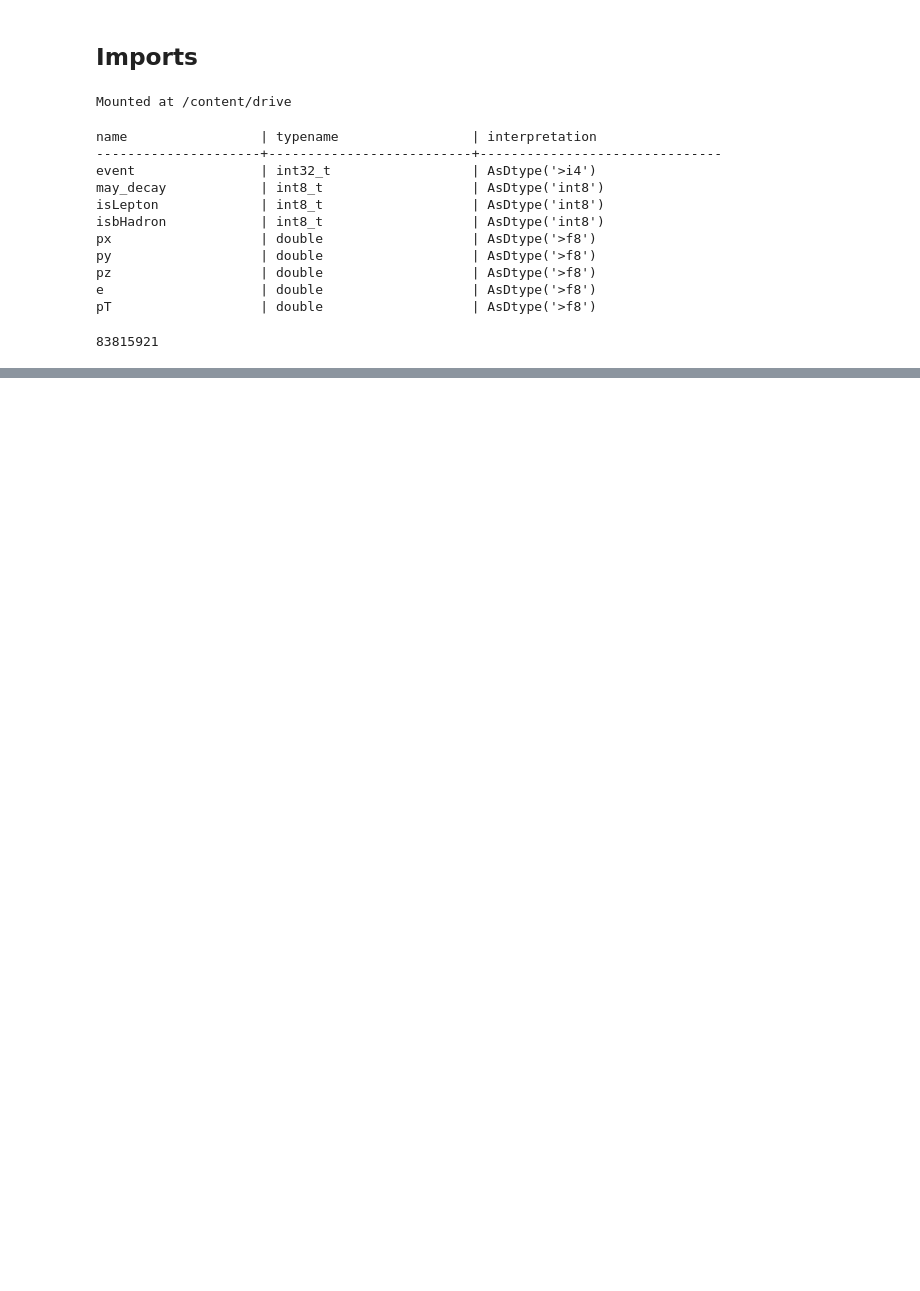
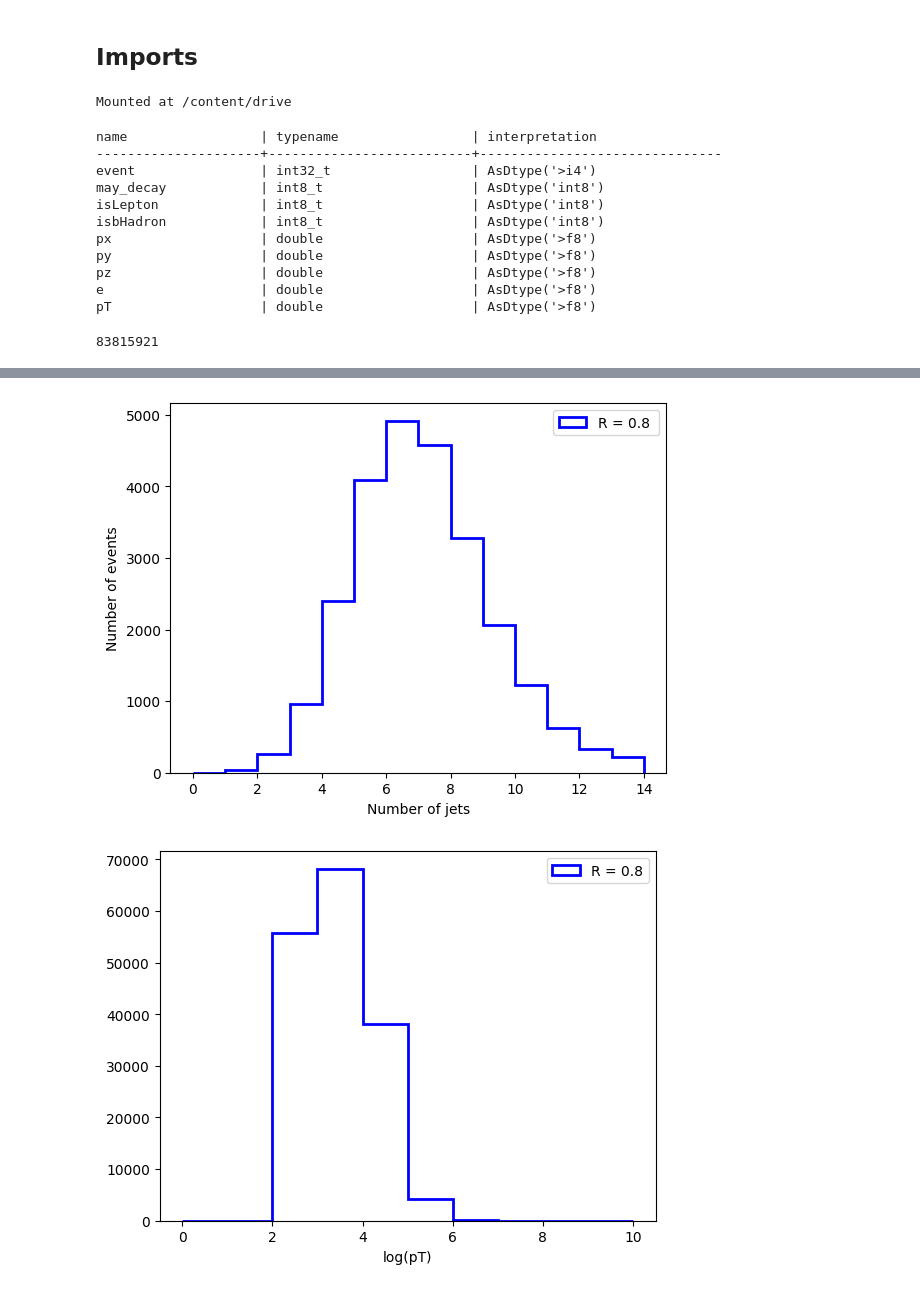
Before and after one commit to ganeshhep/JETS, a Jupyter notebook: task1.ipynb, the cells around one changed output, grey strips where cells are left out. Drawn from its saved outputs; the diff is of its cells as text; code cells hidden in the pictures; blank space fills up the shorter version.

```diff
--- a/task1.ipynb
+++ b/task1.ipynb
@@ -189,2 +163,2 @@ def f(R) : # R is the radius parameter
 # %%
-f(0.8)
+R1 = f(0.8)
@@ -197,0 +165,29 @@ f(0.8)
+# %%
+n_jets = R1[0]
+plt.hist(n_jets, bins = np.arange(0, 15), label = 'R = 0.8 ', color = 'blue', histtype = 'step', linewidth = 2.)
+plt.xlabel("Number of jets")
+plt.ylabel("Number of events")
+plt.legend()
+plt.show()
+
+jet_pT = R1[1]
+plt.hist(np.log(jet_pT), bins = np.arange(0, 11), label = 'R = 0.8', color = 'blue', histtype = 'step', linewidth = 2.)
+plt.xlabel("log(pT)")
+plt.legend()
+plt.show()
+
+jet_eta = R1[2]
+plt.hist(jet_eta, bins = np.arange(-10, 10), label = 'R = 0.8', color = 'blue', histtype = 'step', linewidth = 2.)
+plt.xlabel("Jet-eta")
+plt.legend()
+plt.show()
+
+n_bjets = R1[3]
+plt.hist(n_bjets, bins = np.arange(0, 15), label = 'R = 0.8', color = 'blue', histtype = 'step', linewidth = 2.)
+plt.xlabel("Number of b-jets")
+plt.ylabel("Number of events")
+plt.legend()
+plt.show()
+# %% [output]
+[figure, added]
+[figure, added]
```
Also changed, not shown: parts of 9 cells of this notebook.
